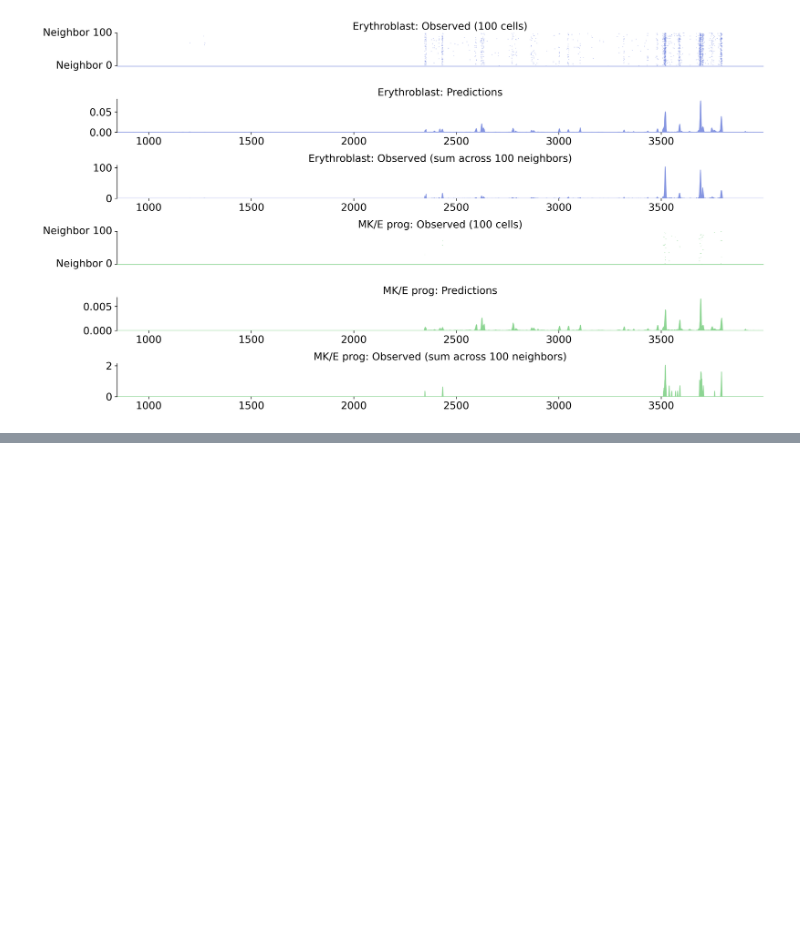
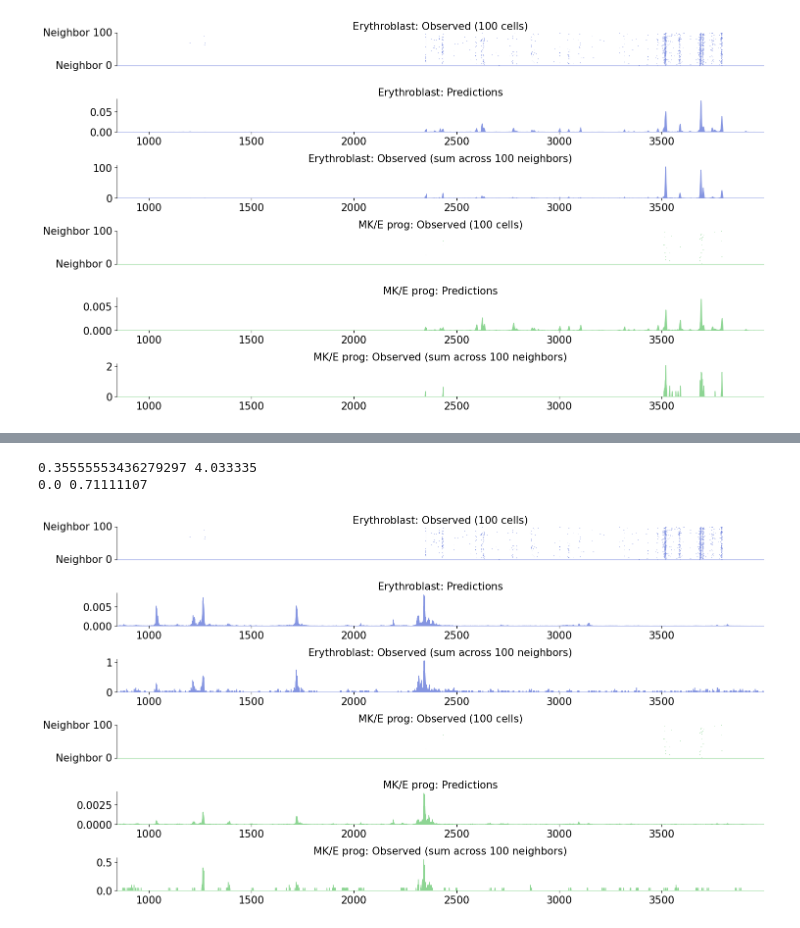
Before and after one commit to gagneurlab/scooby_reproducibility, a Jupyter notebook: notebooks/figure1/Figure1.ipynb, the cells around one changed output, grey strips where cells are left out. Drawn from its saved outputs; the diff is of its cells as text; code cells hidden in the pictures; blank space fills up the shorter version.

```diff
--- a/notebooks/figure1/Figure1.ipynb
+++ b/notebooks/figure1/Figure1.ipynb
@@ -431,0 +481,36 @@ out1[0].tight_layout()
+# %%
+tracks =  tracks_atac
+out1 = plot_tracks(
+    tracks=tracks,
+    interval=interval,
+    color_map=color_map,
+    fig_title=None,
+    height=1.4,
+#    annotation_plot = plot,
+    annotation_scale=2,
+    save_name=None,
+)
+
+add_heatmap_to_axes(
+    out1,
+    0,
+    all_targets_rna[i, :101, interval[0]: interval[1]],
+    color_map[cell_type_1.item()],
+    "Erythroblast: Observed (100 cells)",
+    vmax=0.01111126
+)
+add_heatmap_to_axes(
+    out1,
+    3,
+    all_targets_rna[i, 101:202, interval[0]: interval[1]],
+    color_map[cell_type_2.item()],
+    "MK/E prog: Observed (100 cells)",
+    vmax=0.01111126
+)
+#out1[0].set_dpi(300)
+out1[0].tight_layout()
+out1[0].savefig(f'../figures/Figure1/{gene}_ATAC.svg', bbox_inches='tight', dpi=300)
+# %% [output]
+0.35555553436279297 4.033335
+0.0 0.71111107
+[figure, added]
```
Also changed, not shown: parts of 6 cells of this notebook, 29 other files.
